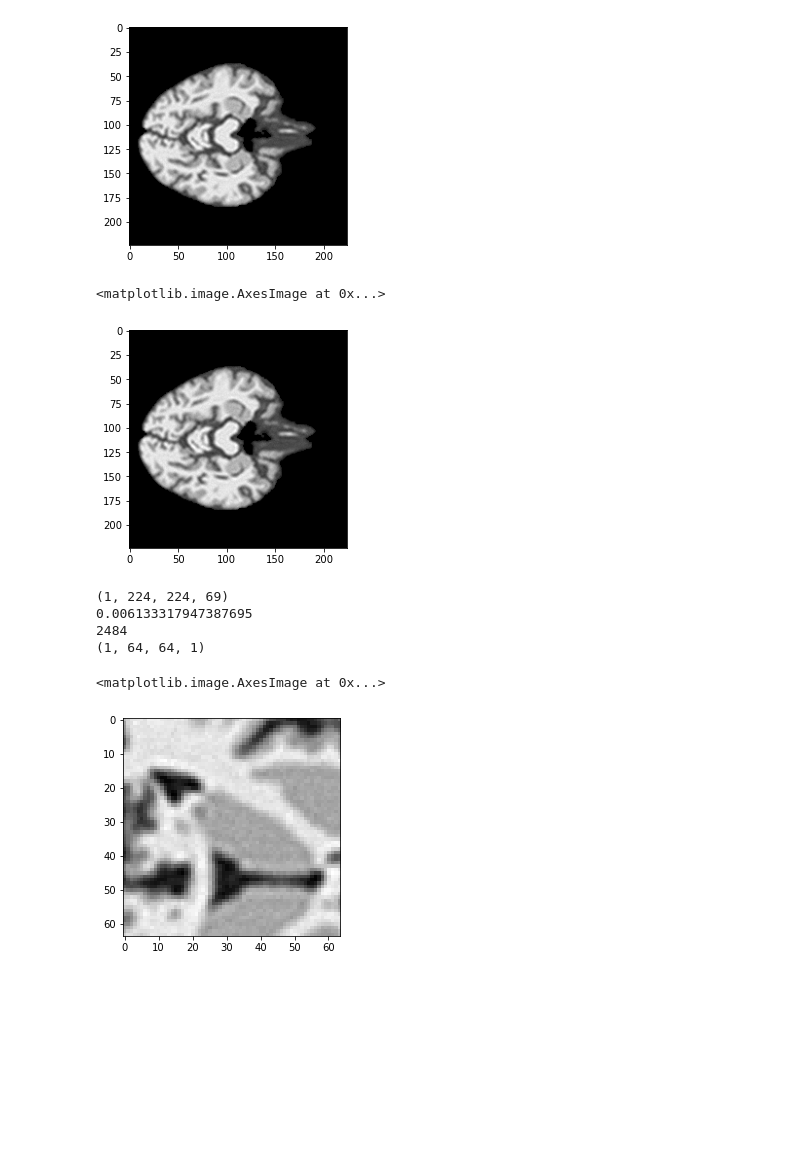
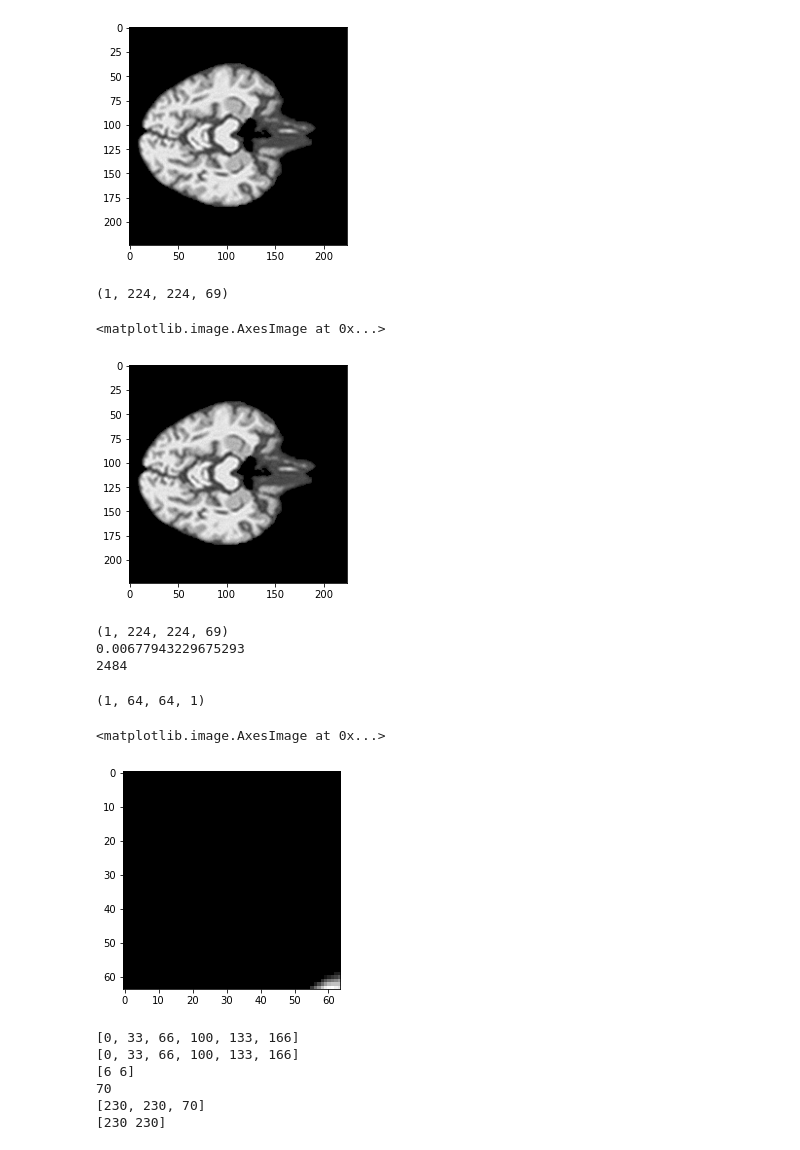
Before and after one commit to rienboonstoppel/SRGan, a Jupyter notebook: torchio_test.ipynb, the cells around one changed output. Cells and saved outputs as stored; diff of their text form; code cells hidden in the pictures; blank space fills up the shorter version.

Commit message:
Added torchio

```diff
--- a/torchio_test.ipynb
+++ b/torchio_test.ipynb
@@ -33,30 +35,30 @@ print(LRf)
 data/brain_simulated_t1w_mri/LR/23-Aug-2021_Ernst_labels_100206_3T_T1w_MPR1_img_act_1_contrast_1_Res_2_2_2_img.nii.gz
 [figure]
 # %%
+img_np = np.expand_dims(img.img()['LR'],0)
+print(img_np.shape)
 subject_a = tio.Subject(
-    lr=tio.ScalarImage(LRf),
+    lr=tio.ScalarImage(tensor=torch.from_numpy(img_np)),
     # hr=tio.ScalarImage(HRf),
 )
 plt.imshow(subject_a['lr'].numpy()[0,:,:,25], cmap='gray')
 # %% [output]
-<matplotlib.image.AxesImage at 0x...>
+(1, 224, 224, 69)
+<matplotlib.image.AxesImage at 0x...>
 [figure]
 # %%
-import time
 
 print(subject_a.shape)
-start = time.time()
-sampler = tio.GridSampler(subject=subject_a, patch_size=(64,64,1), patch_overlap=(32, 32, 0))
-end = time.time()
-print(end - start)
+sampler = tio.GridSampler(subject=subject_a, patch_size=(64,64,1), patch_overlap=(32, 32, 0), padding_mode='symmetric')
 print(len(sampler))
-
-print(sampler[0]['lr'].numpy().shape)
-plt.imshow(np.squeeze(sampler[1000]['lr'].numpy()), cmap='gray')
 # %% [output]
 (1, 224, 224, 69)
-0.006133317947387695
+0.00677943229675293
 2484
-(1, 64, 64, 1)
-<matplotlib.image.AxesImage at 0x...>
-[figure, removed]
+# %%
+print(sampler[0]['lr'].numpy().shape)
+plt.imshow(np.squeeze(sampler[15]['lr'].numpy()), cmap='gray')
+# %% [output]
+(1, 64, 64, 1)
+<matplotlib.image.AxesImage at 0x...>
+[figure, added]
@@ -62,0 +96,16 @@ plt.imshow(np.squeeze(sampler[1000]['lr'].numpy()), cmap='gray')
+# %%
+startArrayX,startArrayY,numberOfPatches,nrSlices,size03D,size0 = MakePatchStartArray()
+
+print(startArrayX)
+print(startArrayX)
+print(numberOfPatches)
+print(nrSlices)
+print(size03D)
+print(size0)
+# %% [output]
+[0, 33, 66, 100, 133, 166]
+[0, 33, 66, 100, 133, 166]
+[6 6]
+70
+[230, 230, 70]
+[230 230]
```
Also changed, not shown: parts of 4 cells of this notebook, 2 other files.
